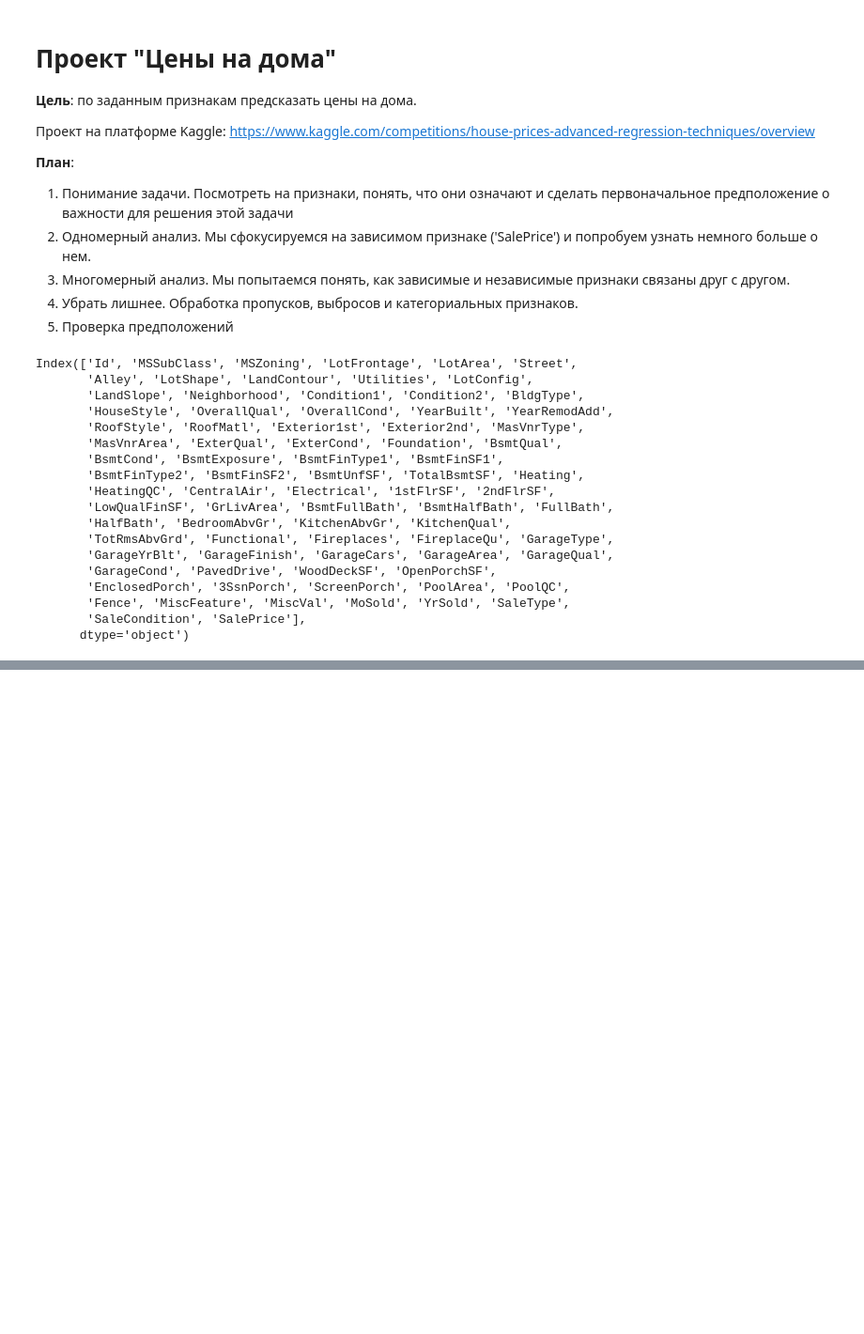
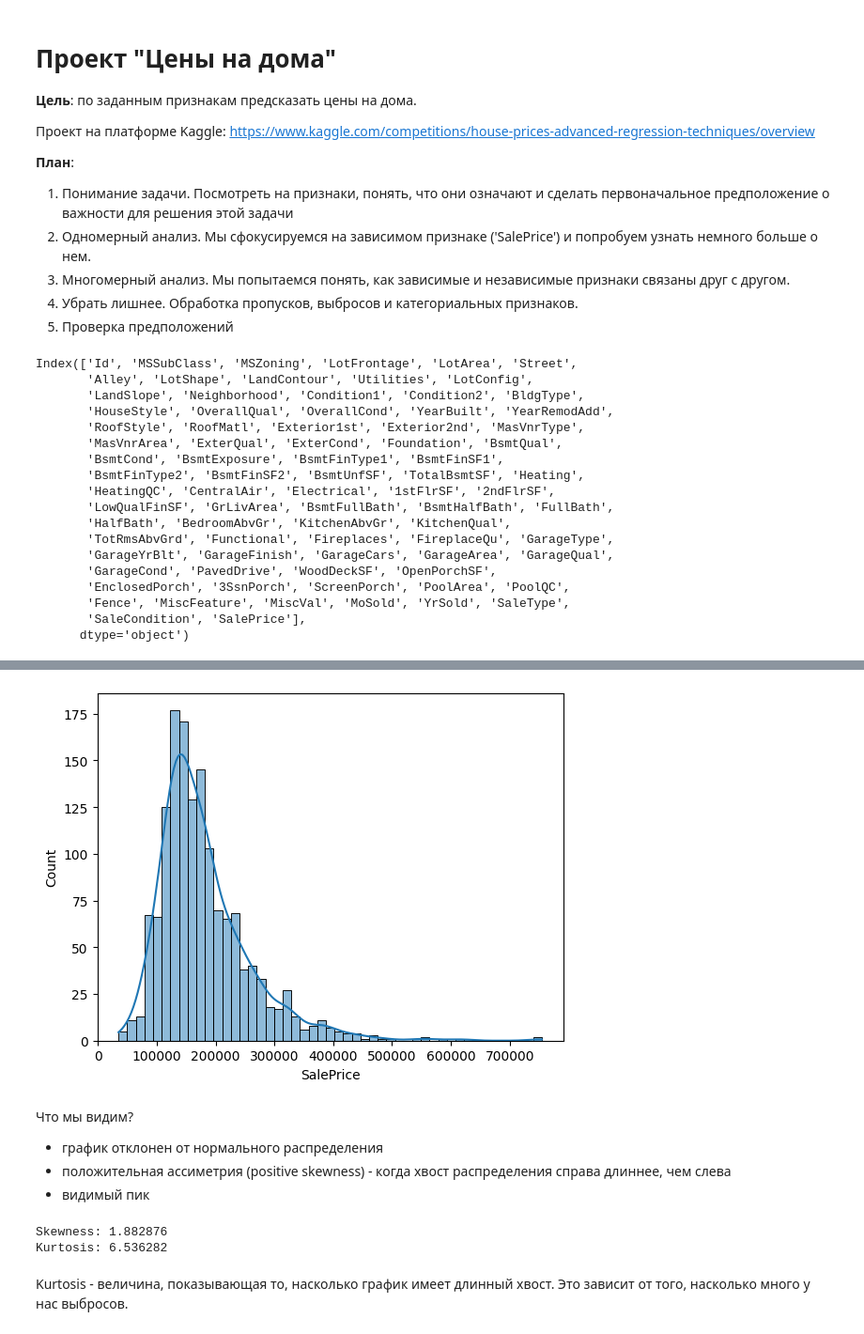
Before and after one commit to juliana-zh/ML, a Jupyter notebook: House_prices.ipynb, the cells around one changed output, grey strips where cells are left out. Shown at 94% size. Cells and saved outputs as stored; diff of their text form; code cells hidden in the pictures; blank space fills up the shorter version.

```diff
--- a/House_prices.ipynb
+++ b/House_prices.ipynb
@@ -66,0 +94,17 @@ Index(['Id', 'MSSubClass', 'MSZoning', 'LotFrontage', 'LotArea', 'Street',
+# %%
+sns.histplot(df_train['SalePrice'], kde=True);
+# %% [output]
+[figure, added]
+# %% [markdown]
+Что мы видим?
+- график отклонен от нормального распределения
+- положительная ассиметрия (positive skewness) - когда хвост распределения справа длиннее, чем слева
+- видимый пик
+# %%
+print("Skewness: %f" % df_train['SalePrice'].skew())
+print("Kurtosis: %f" % df_train['SalePrice'].kurt())
+# %% [output]
+Skewness: 1.882876
+Kurtosis: 6.536282
+# %% [markdown]
+Kurtosis - величина, показывающая то, насколько график имеет длинный хвост. Это зависит от того, насколько много у нас выбросов.
```
Also changed, not shown: parts of 5 cells of this notebook.
